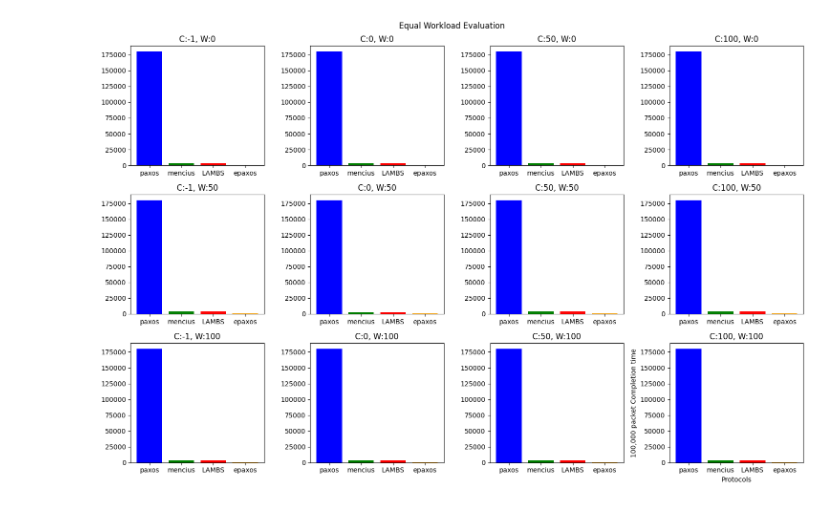
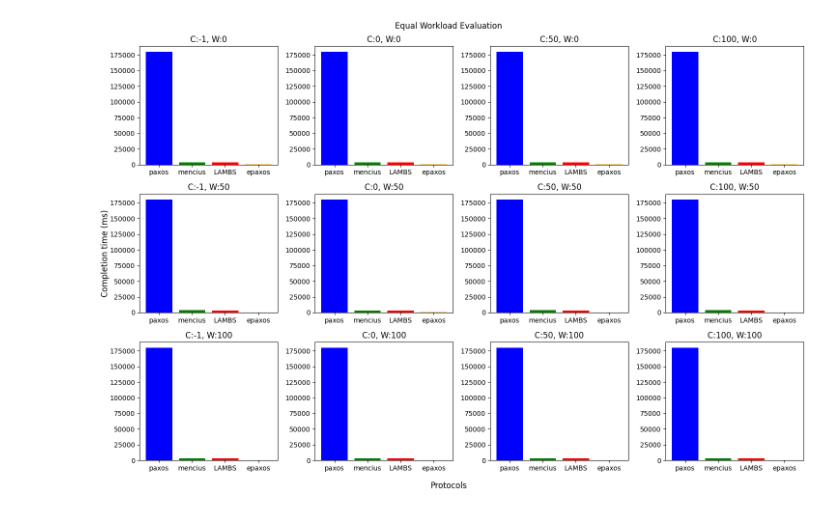
Before and after one commit to zeddie888/epaxos, a Jupyter notebook: analysis.ipynb, the cells around one changed output. Cells and saved outputs as stored; diff of their text form; code cells hidden in the pictures.

```diff
--- a/analysis.ipynb
+++ b/analysis.ipynb
@@ -101,4 +218,4 @@ plot_eval("skewed_workload_paxos.json", "skewed_workload_mencius.json", "skewed_
 # %%
-plot_eval("egal_workload_paxos.json", "egal_workload_mencius.json", "egal_workload_lambs.json", "egal_workload_epaxos.json")
+plot_eval_grid("egal_workload_paxos.json", "egal_workload_mencius.json", "egal_workload_lambs.json", "egal_workload_epaxos.json")
 # %% [output]
-[figure, old version]
+[figure, new version]
```
Also changed, not shown: parts of 12 cells of this notebook, 33 other files.
